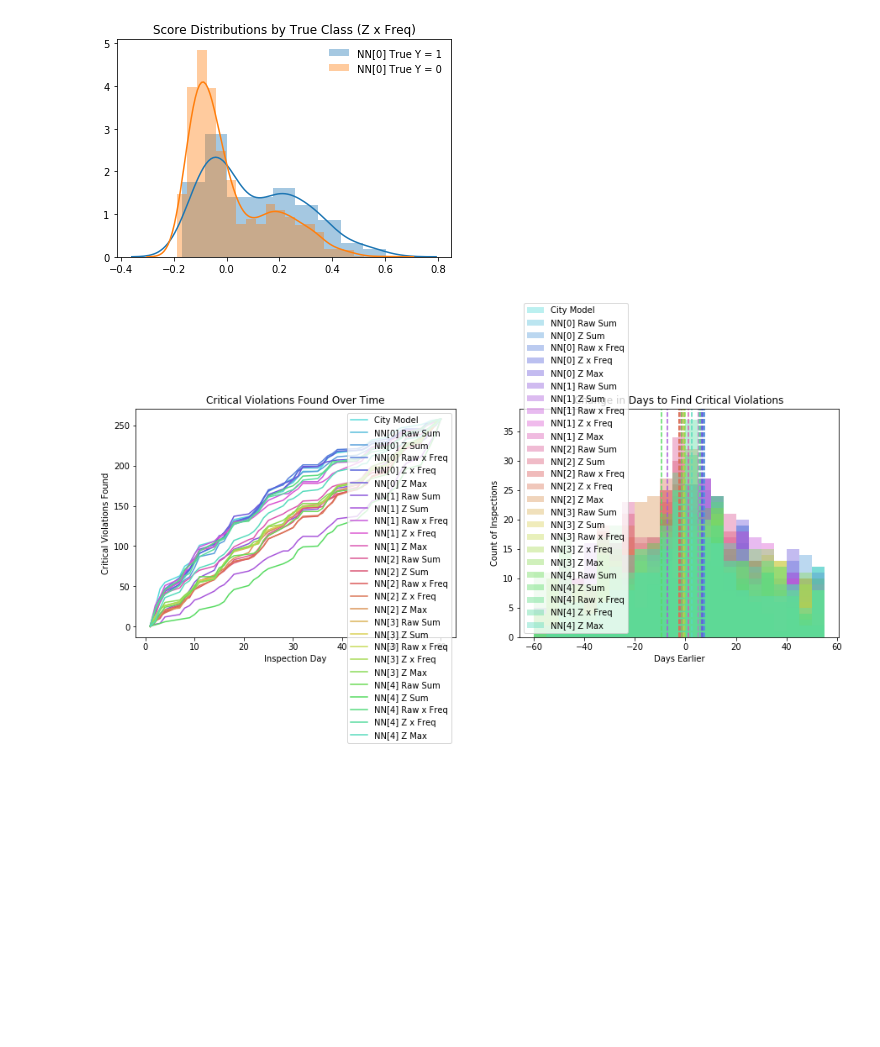
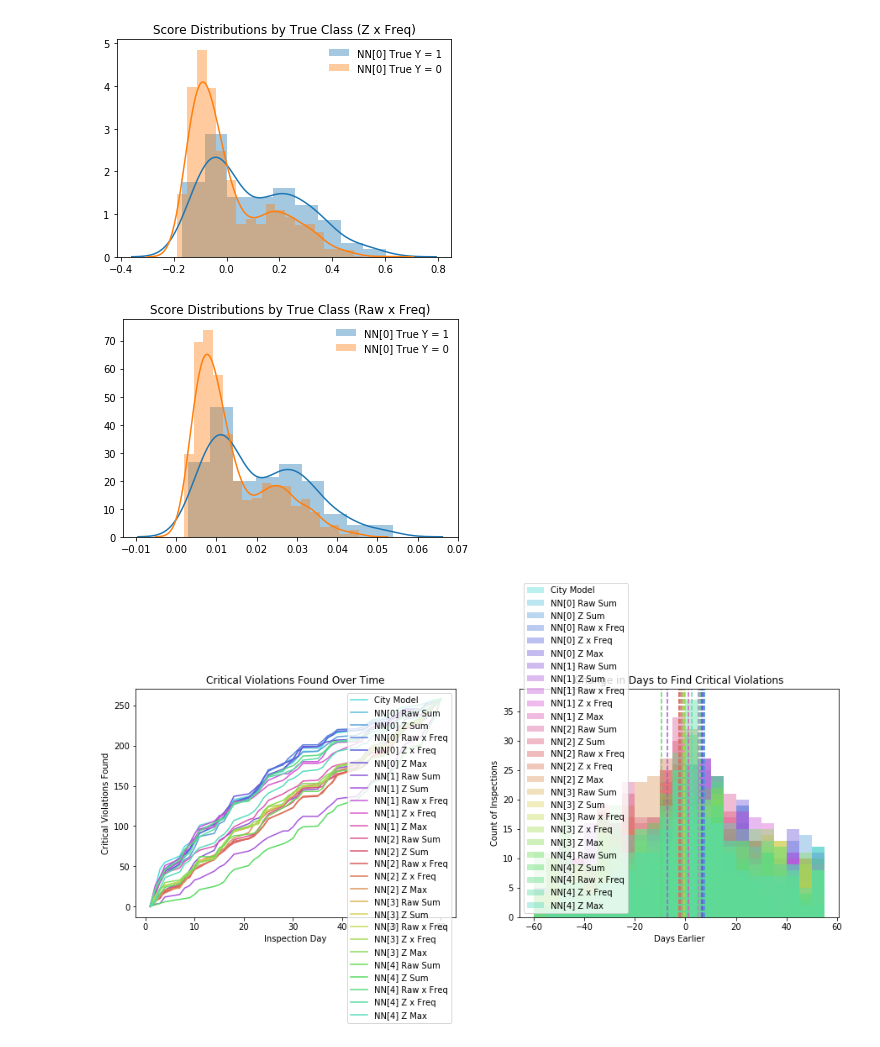
Before and after one commit to vingkan/foodinspectionforecasting, a Jupyter notebook: IIT/31_networks.ipynb, the cells around one changed output. Drawn from its saved outputs; the diff is of its cells as text; code cells hidden in the pictures; blank space fills up the shorter version.

```diff
--- a/IIT/31_networks.ipynb
+++ b/IIT/31_networks.ipynb
@@ -121,6 +121,16 @@ plt.title("Score Distributions by True Class (Z x Freq)")
 plt.show()
 # %% [output]
 [figure]
+# %%
+model = models[0]
+crit_freq = crit_train.mean(axis=0)
+sns.distplot(np.dot(model.predict(X_test_pos), crit_freq), label="NN[0] True Y = 1")
+sns.distplot(np.dot(model.predict(X_test_neg), crit_freq), label="NN[0] True Y = 0")
+plt.legend(frameon=False)
+plt.title("Score Distributions by True Class (Raw x Freq)")
+plt.show()
+# %% [output]
+[figure, added]
 # %%
 crit_freq = crit_train.mean(axis=0)
 days = to_inspection_daynum(d_test[DATE])
```
Also changed, not shown: parts of 1 cell of this notebook.
